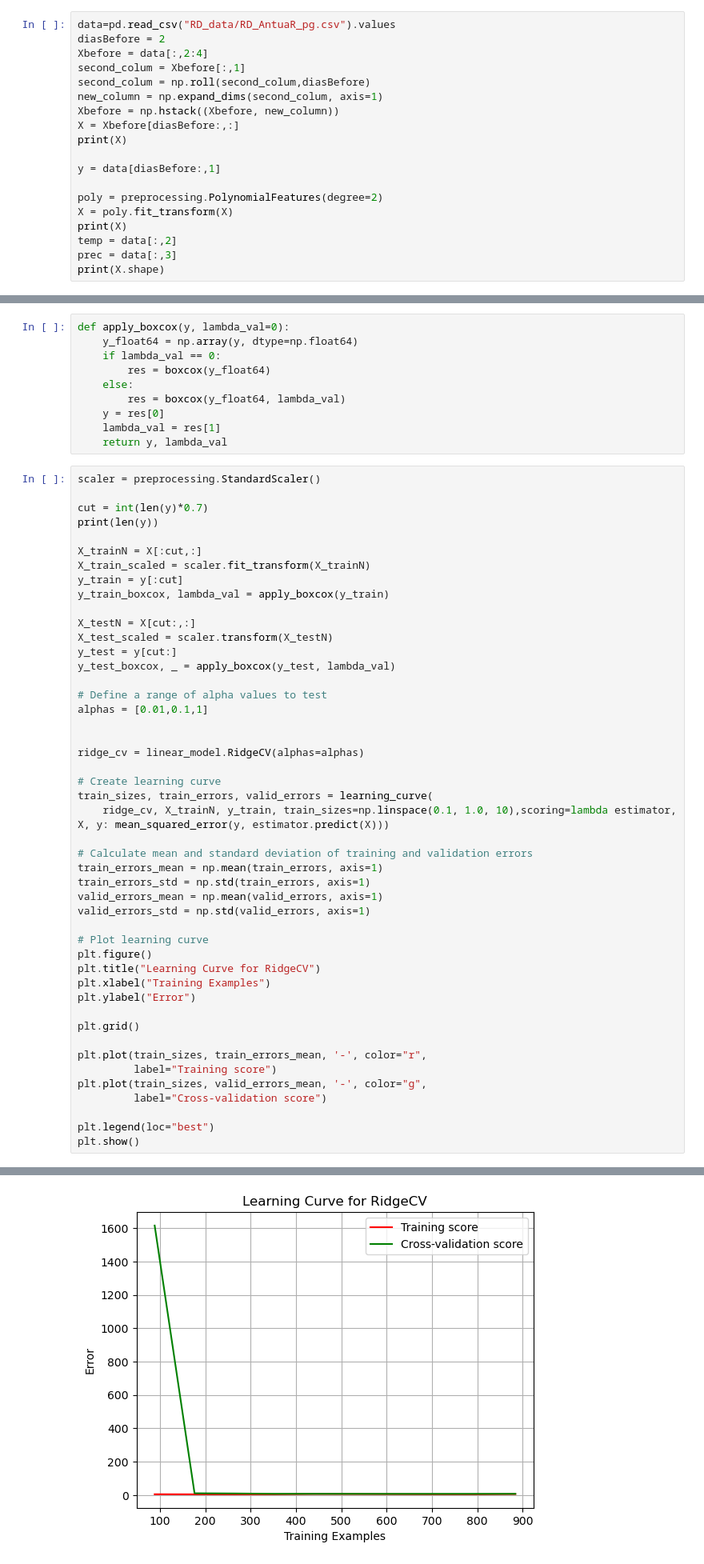
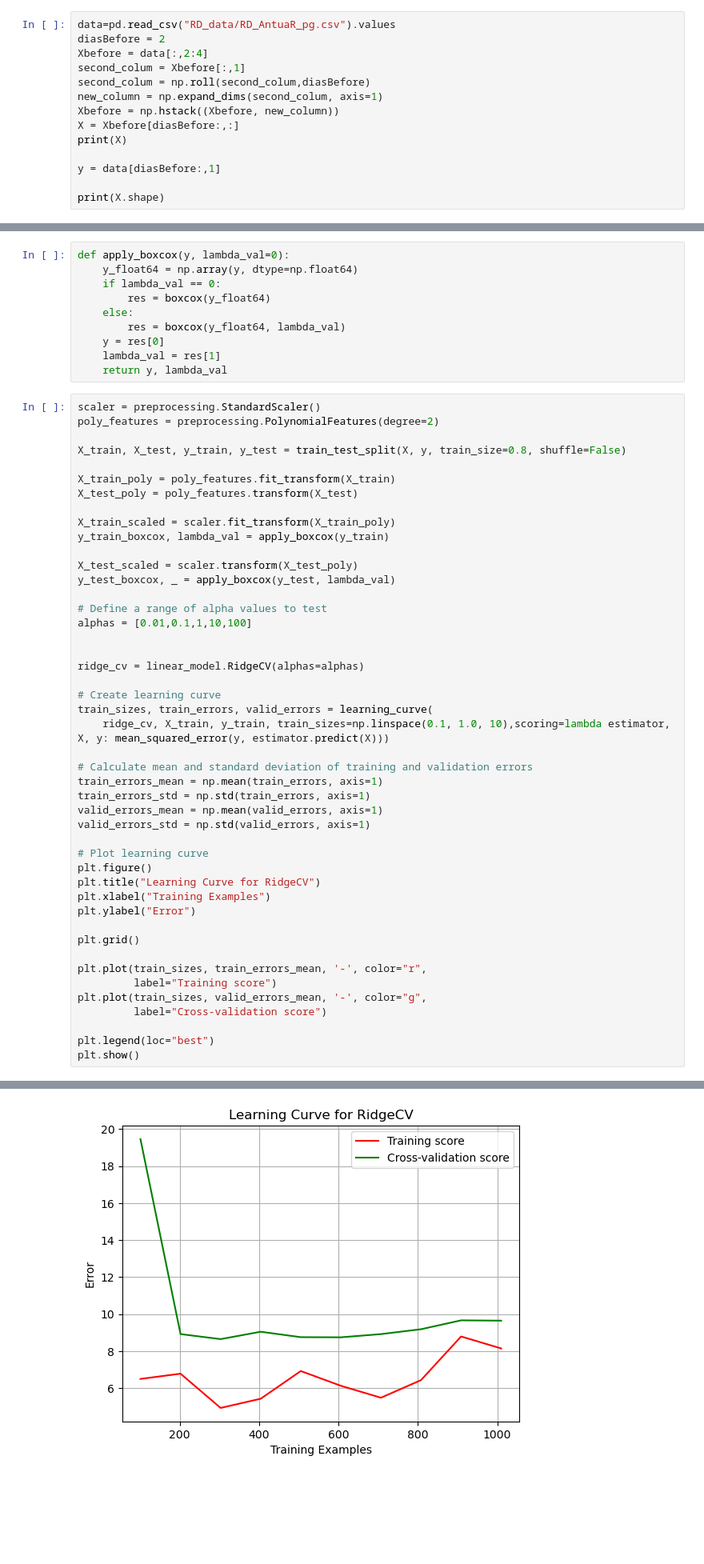
Before and after one commit to Barb02/TAA_ForecastingRiverDischarge, a Jupyter notebook: withoutRDPolinomial.ipynb, the cells around one changed output, grey strips where cells are left out. Shown: that part at 80% size. Drawn from its saved outputs; the diff is of its cells as text; blank space fills up the shorter version.

Commit message:
fixed polynomial,models are still bad

```diff
--- a/withoutRDPolinomial.ipynb
+++ b/withoutRDPolinomial.ipynb
@@ -28,11 +29,6 @@ print(X)
 
 y = data[diasBefore:,1]
 
-poly = preprocessing.PolynomialFeatures(degree=2)
-X = poly.fit_transform(X)
-print(X)
-temp = data[:,2]
-prec = data[:,3]
 print(X.shape)
 # %% [output]
 [[8.1 0.0 0.0]
@@ -66,29 +53,28 @@ def apply_boxcox(y, lambda_val=0):
     return y, lambda_val
 # %%
 scaler = preprocessing.StandardScaler()
+poly_features = preprocessing.PolynomialFeatures(degree=2)
 
-cut = int(len(y)*0.7)
-print(len(y))
+X_train, X_test, y_train, y_test = train_test_split(X, y, train_size=0.8, shuffle=False)
 
-X_trainN = X[:cut,:]
-X_train_scaled = scaler.fit_transform(X_trainN)
-y_train = y[:cut]
+X_train_poly = poly_features.fit_transform(X_train)
+X_test_poly = poly_features.transform(X_test)
+
+X_train_scaled = scaler.fit_transform(X_train_poly)
 y_train_boxcox, lambda_val = apply_boxcox(y_train)
 
-X_testN = X[cut:,:]
-X_test_scaled = scaler.transform(X_testN)
-y_test = y[cut:]
+X_test_scaled = scaler.transform(X_test_poly)
 y_test_boxcox, _ = apply_boxcox(y_test, lambda_val)
 
 # Define a range of alpha values to test
-alphas = [0.01,0.1,1]
+alphas = [0.01,0.1,1,10,100]
 
 
 ridge_cv = linear_model.RidgeCV(alphas=alphas)
 
 # Create learning curve
 train_sizes, train_errors, valid_errors = learning_curve(
-    ridge_cv, X_trainN, y_train, train_sizes=np.linspace(0.1, 1.0, 10),scoring=lambda estimator, X, y: mean_squared_error(y, estimator.predict(X)))
+    ridge_cv, X_train, y_train, train_sizes=np.linspace(0.1, 1.0, 10),scoring=lambda estimator, X, y: mean_squared_error(y, estimator.predict(X)))
 
 # Calculate mean and standard deviation of training and validation errors
 train_errors_mean = np.mean(train_errors, axis=1)
@@ -116,4 +101,4 @@ plt.show()
-[figure, old version]
+[figure, new version]
 # %% [markdown]
 ### Cost Function
 # %%
```
Also changed, not shown: parts of 4 cells of this notebook, 3 other files.
